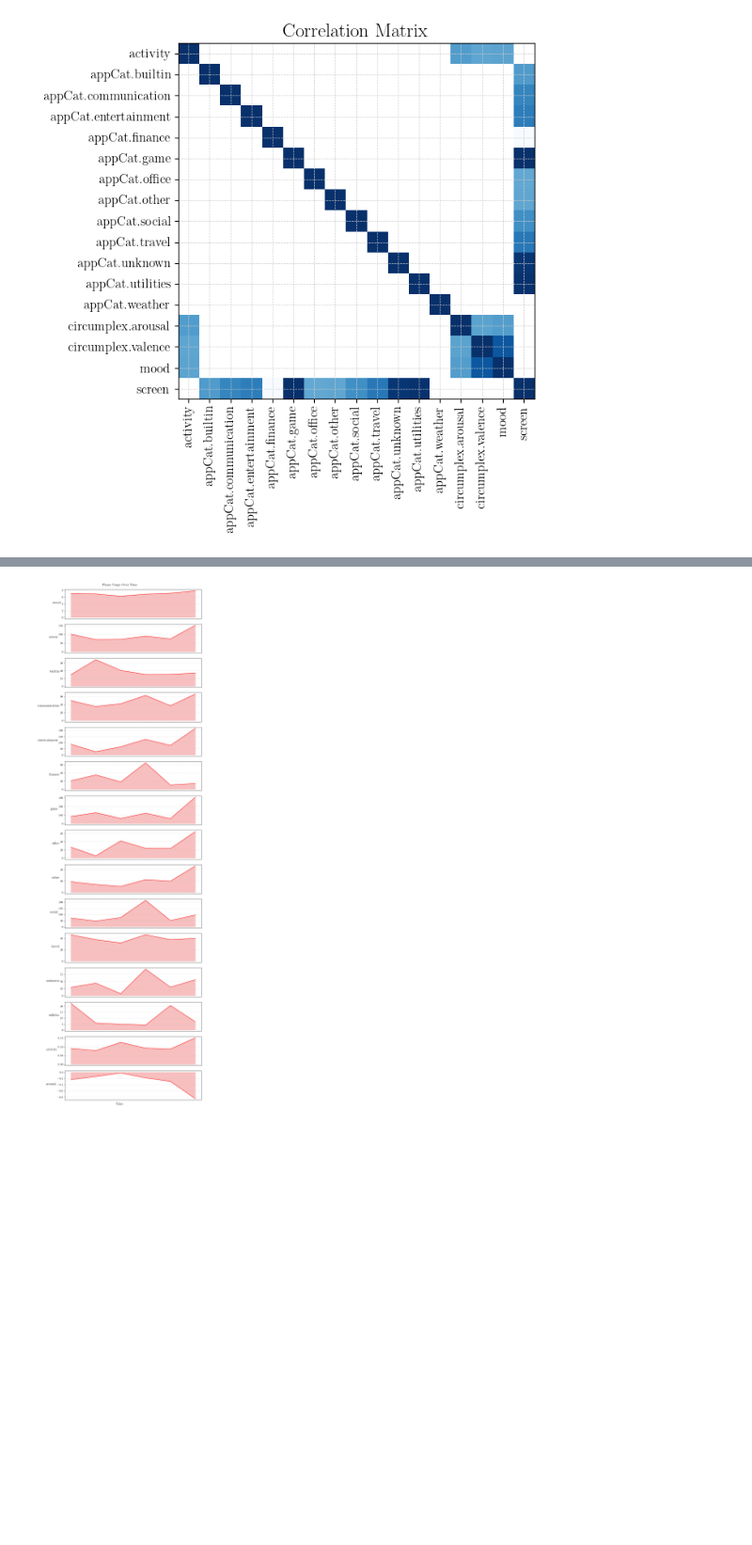
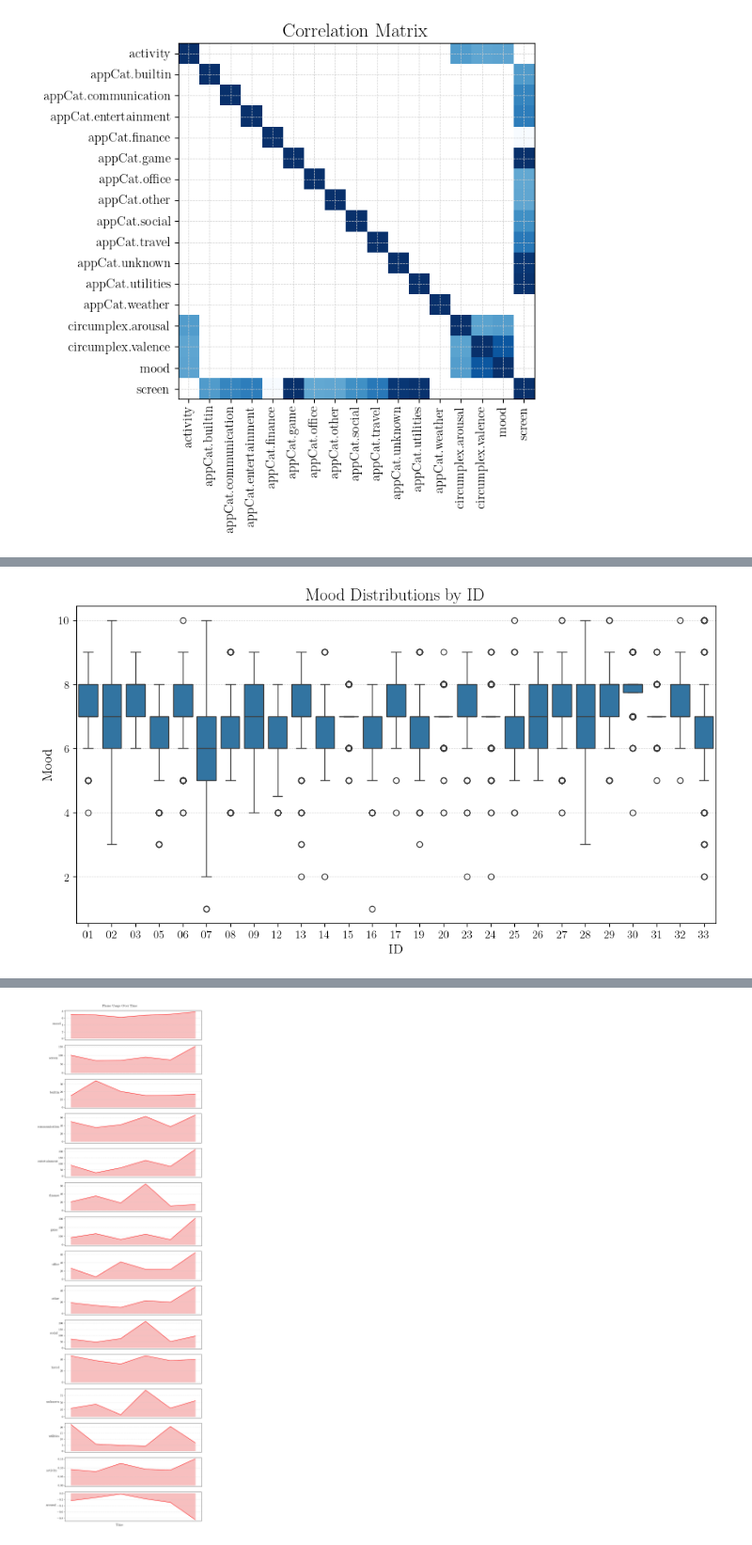
Before and after one commit to AmirSahrani/DMT_Assignments, a Jupyter notebook: notebooks/visualize.ipynb, the cells around one changed output, grey strips where cells are left out. Shown at 94% size. Saved outputs shown, nothing was run; the diff lists cells and outputs as text; code cells hidden in the pictures; blank space fills up the shorter version.

```diff
--- a/notebooks/visualize.ipynb
+++ b/notebooks/visualize.ipynb
@@ -124,0 +125,12 @@ plt.show()
+# %%
+#Plotting Mood vs ID
+plt.figure(figsize=(12, 6))  # Adjust size as needed
+sorted_data = data.sort_values(by='id')
+sns.boxplot(x='id', y='mood', data=sorted_data)
+plt.xticks(ticks=range(len(sorted_data['id'].unique())), labels=[sorted_data['id'].unique()[i][-2:] for i in range(len(sorted_data['id'].unique()))])
+plt.title('Mood Distributions by ID')
+plt.xlabel('ID')
+plt.ylabel('Mood')
+plt.show()
+# %% [output]
+[figure, added]
```
Also changed, not shown: parts of 3 cells of this notebook.
